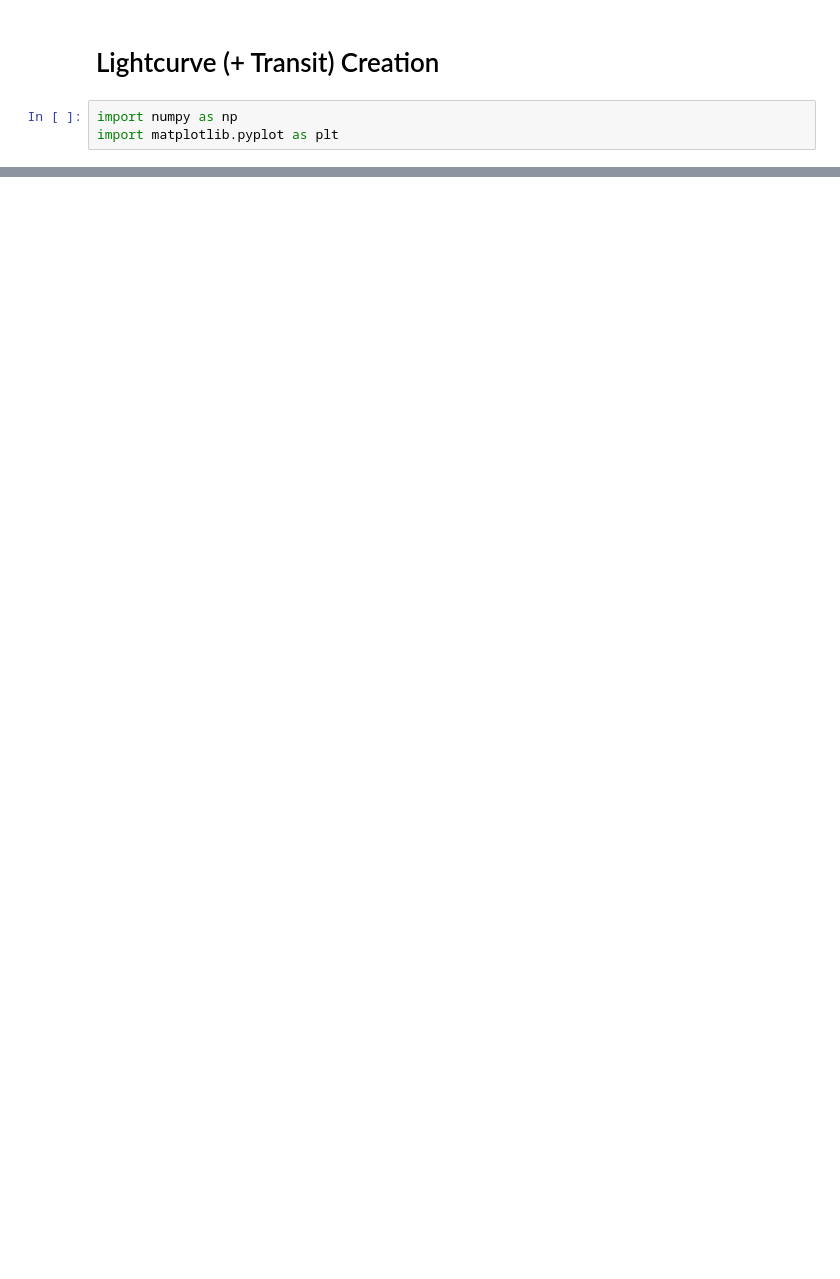
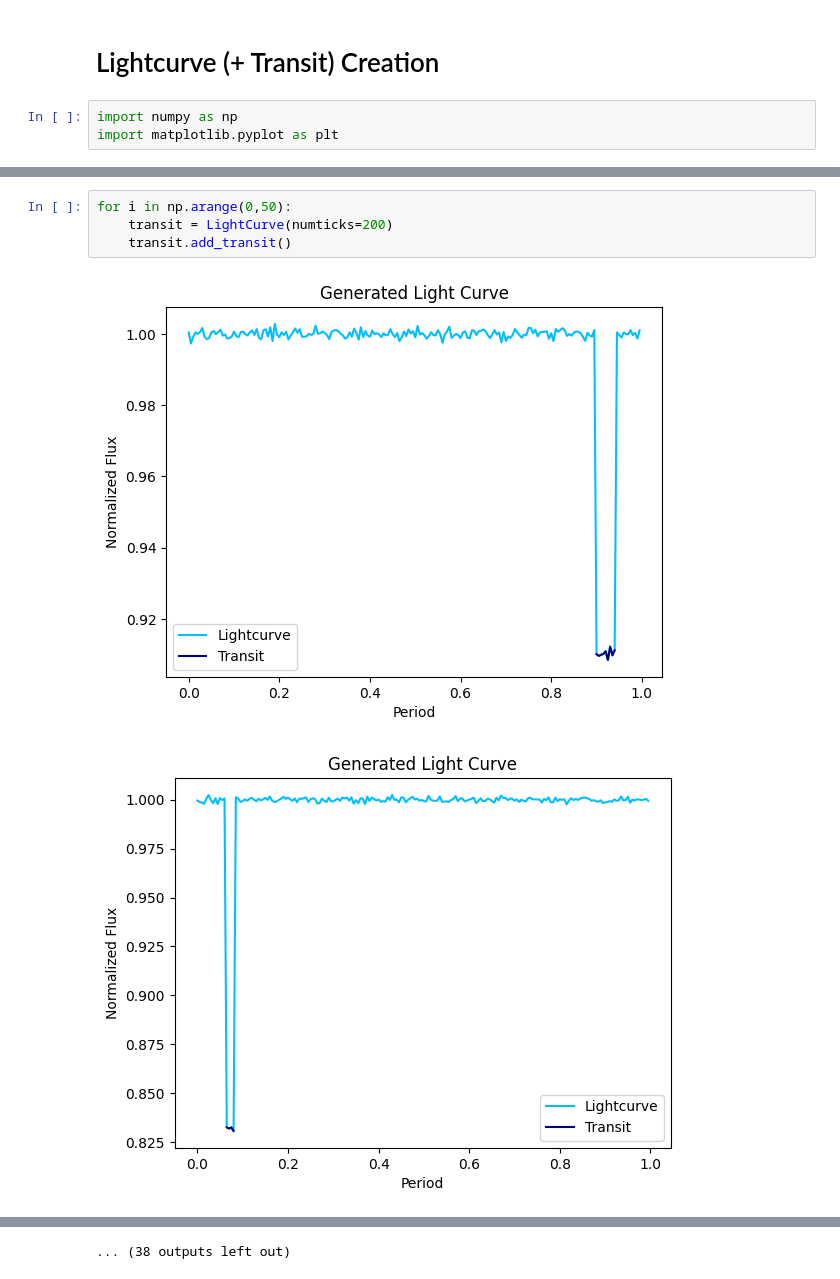
Before and after one commit to skleiman27/codeastroproject, a Jupyter notebook: lightcurve_template.ipynb, the cells around one changed output, grey strips where cells are left out. Drawn from its saved outputs; the diff is of its cells as text; blank space fills up the shorter version.

```diff
--- a/lightcurve_template.ipynb
+++ b/lightcurve_template.ipynb
@@ -65,0 +85,7 @@ transit1.add_transit()
+# %%
+for i in np.arange(0,50):
+    transit = LightCurve(numticks=200)
+    transit.add_transit()
+# %% [output]
+[figure, added]
+[figure, added]
@@ -65,0 +102 @@ transit1.add_transit()
+... (38 outputs left out)
```
Also changed, not shown: parts of 4 cells of this notebook.
